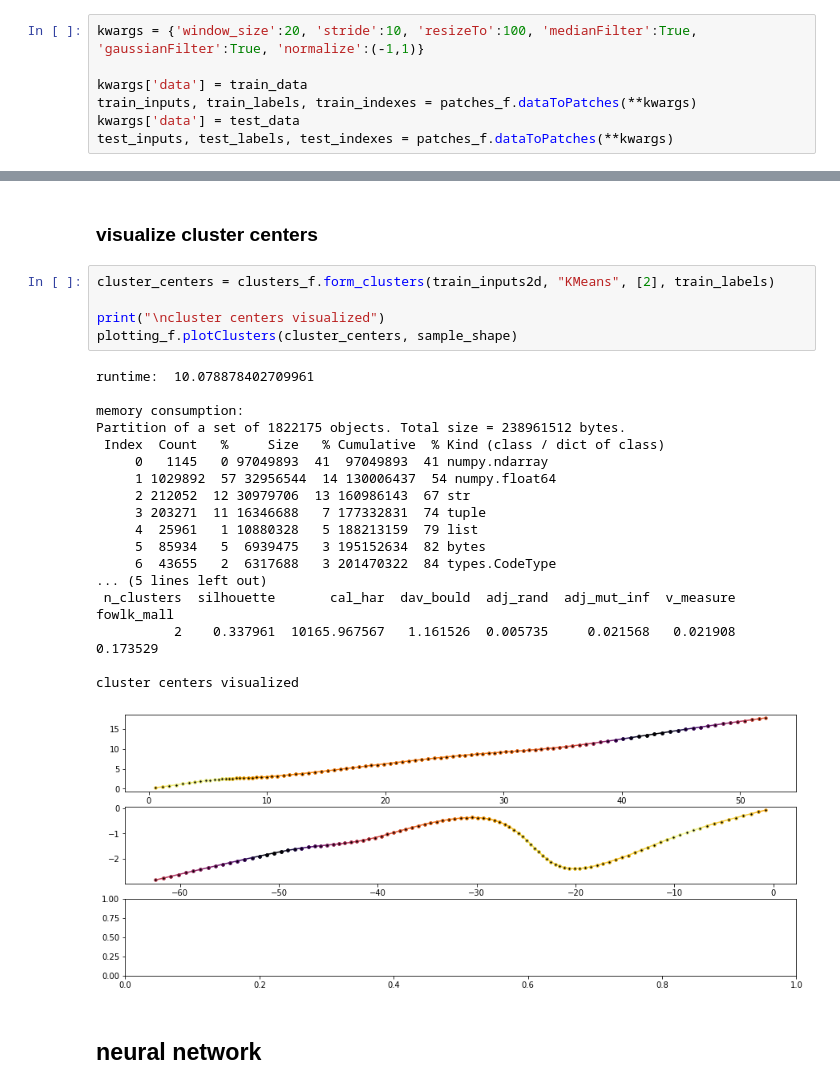
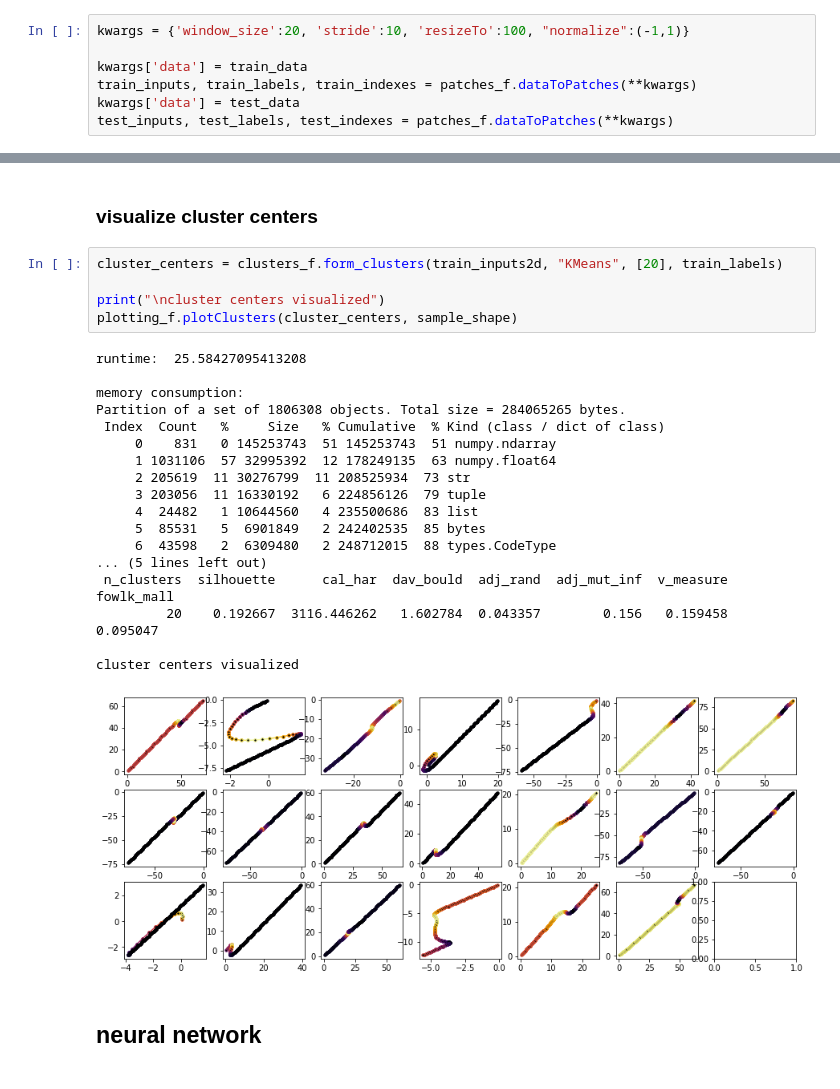
Before and after one commit to gourarushi/Character-Trajectory, a Jupyter notebook: project/CharacterTrajectories_Patches.ipynb, the cells around one changed output, grey strips where cells are left out. Drawn from its saved outputs; the diff is of its cells as text.

```diff
--- a/project/CharacterTrajectories_Patches.ipynb
+++ b/project/CharacterTrajectories_Patches.ipynb
@@ -108,7 +108,7 @@ each sample has 3 channels : x,y and force
 # %% [markdown]
 ## patches
 # %%
-kwargs = {'window_size':20, 'stride':10, 'resizeTo':100, 'medianFilter':True, 'gaussianFilter':True, 'normalize':(-1,1)}
+kwargs = {'window_size':20, 'stride':10, 'resizeTo':100, "normalize":(-1,1)}
 
 kwargs['data'] = train_data
 train_inputs, train_labels, train_indexes = patches_f.dataToPatches(**kwargs)
@@ -286,29 +264,29 @@ _ = clusters_f.form_clusters(train_inputs2d, "OPTICS", list(range(5,21)), train_
 # %% [markdown]
 ### visualize cluster centers
 # %%
-cluster_centers = clusters_f.form_clusters(train_inputs2d, "KMeans", [2], train_labels)
+cluster_centers = clusters_f.form_clusters(train_inputs2d, "KMeans", [20], train_labels)
 
 print("\ncluster centers visualized")
 plotting_f.plotClusters(cluster_centers, sample_shape)
 # %% [output]
-runtime:  10.078878402709961
+runtime:  25.58427095413208
 
 memory consumption:
-Partition of a set of 1822175 objects. Total size = 238961512 bytes.
+Partition of a set of 1806308 objects. Total size = 284065265 bytes.
  Index  Count   %     Size   % Cumulative  % Kind (class / dict of class)
-     0   1145   0 97049893  41  97049893  41 numpy.ndarray
-     1 1029892  57 32956544  14 130006437  54 numpy.float64
-     2 212052  12 30979706  13 160986143  67 str
-     3 203271  11 16346688   7 177332831  74 tuple
-     4  25961   1 10880328   5 188213159  79 list
-     5  85934   5  6939475   3 195152634  82 bytes
-     6  43655   2  6317688   3 201470322  84 types.CodeType
+     0    831   0 145253743  51 145253743  51 numpy.ndarray
+     1 1031106  57 32995392  12 178249135  63 numpy.float64
+     2 205619  11 30276799  11 208525934  73 str
+     3 203056  11 16330192   6 224856126  79 tuple
+     4  24482   1 10644560   4 235500686  83 list
+     5  85531   5  6901849   2 242402535  85 bytes
+     6  43598   2  6309480   2 248712015  88 types.CodeType
 ... (5 lines left out)
- n_clusters  silhouette       cal_har  dav_bould  adj_rand  adj_mut_inf  v_measure  fowlk_mall
-          2    0.337961  10165.967567   1.161526  0.005735     0.021568   0.021908    0.173529
+ n_clusters  silhouette      cal_har  dav_bould  adj_rand  adj_mut_inf  v_measure  fowlk_mall
+         20    0.192667  3116.446262   1.602784  0.043357        0.156   0.159458    0.095047
 
 cluster centers visualized
-[figure, old version]
+[figure, new version]
 # %% [markdown]
 ## neural network
 # %% [markdown]
```
Also changed, not shown: parts of 8 cells of this notebook.
